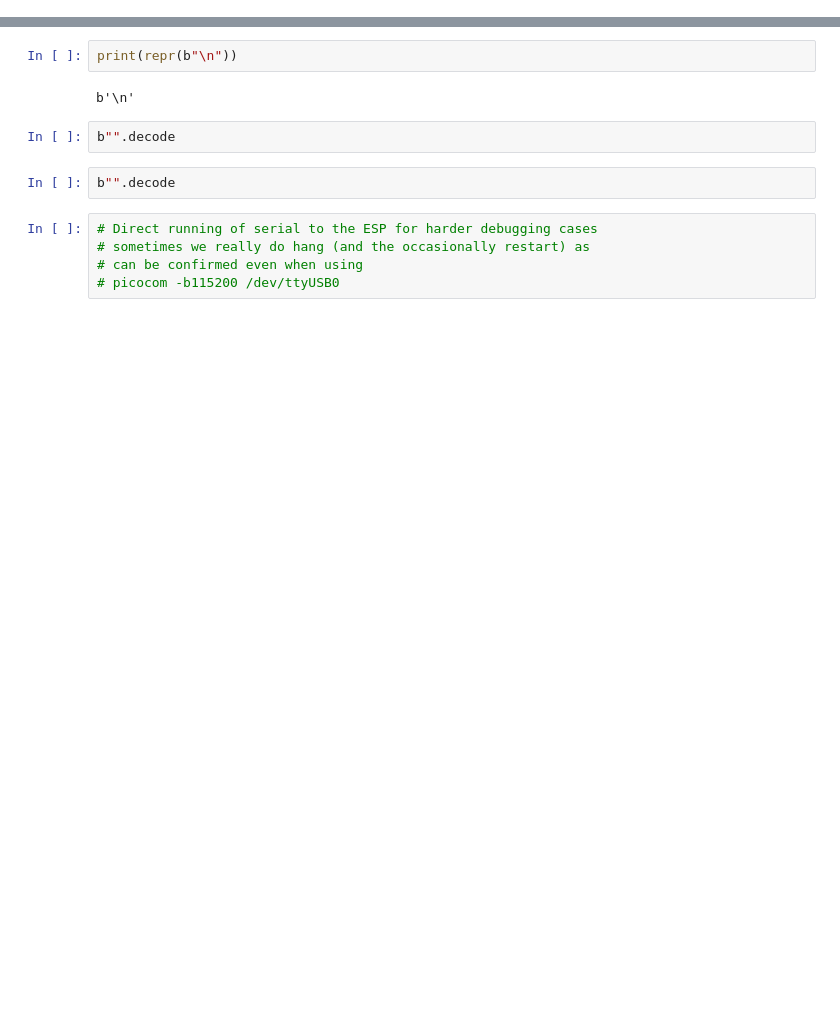
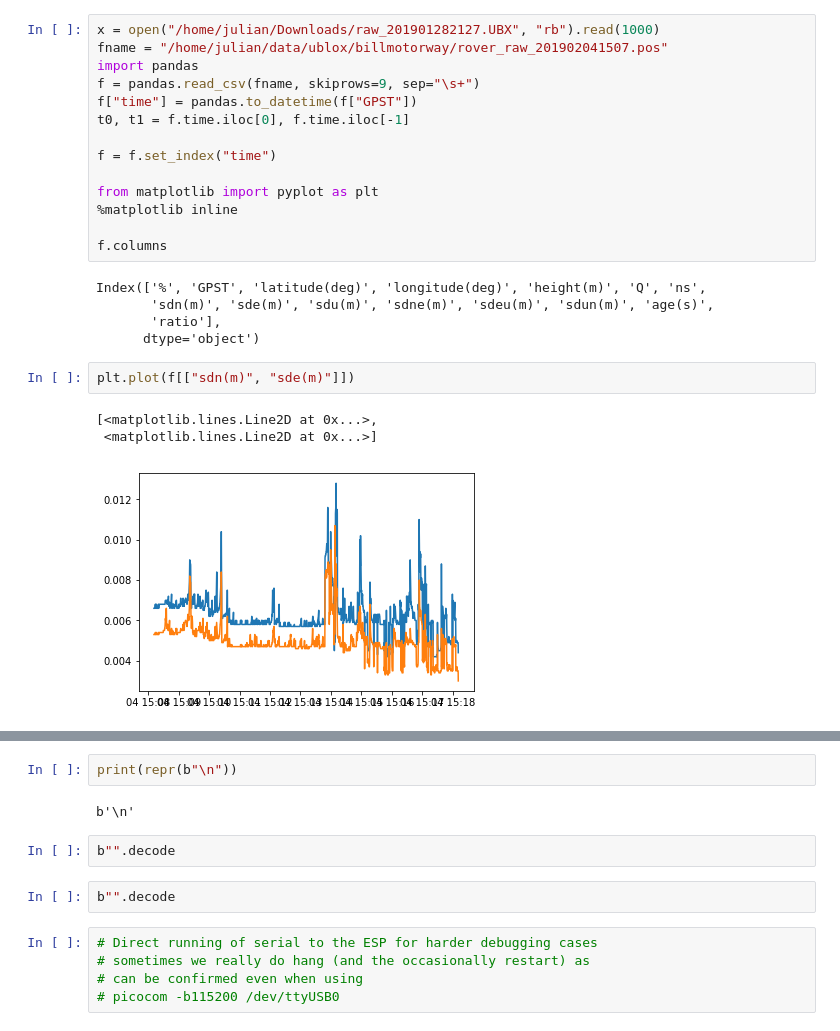
Before and after one commit to goatchurchprime/jupyter_micropython_developer_notebooks, a Jupyter notebook: basicsockets/pc_connecting_to_serial.ipynb, the cells around one changed output, grey strips where cells are left out. Cells and saved outputs as stored; diff of their text form; blank space fills up the shorter version.

```diff
--- a/basicsockets/pc_connecting_to_serial.ipynb
+++ b/basicsockets/pc_connecting_to_serial.ipynb
@@ -0,0 +1,25 @@
+# %%
+x = open("/home/julian/Downloads/raw_201901282127.UBX", "rb").read(1000)
+fname = "/home/julian/data/ublox/billmotorway/rover_raw_201902041507.pos"
+import pandas
+f = pandas.read_csv(fname, skiprows=9, sep="\s+")
+f["time"] = pandas.to_datetime(f["GPST"])
+t0, t1 = f.time.iloc[0], f.time.iloc[-1]
+
+f = f.set_index("time")
+
+from matplotlib import pyplot as plt
+%matplotlib inline
+
+f.columns
+# %% [output]
+Index(['%', 'GPST', 'latitude(deg)', 'longitude(deg)', 'height(m)', 'Q', 'ns',
+       'sdn(m)', 'sde(m)', 'sdu(m)', 'sdne(m)', 'sdeu(m)', 'sdun(m)', 'age(s)',
+       'ratio'],
+      dtype='object')
+# %%
+plt.plot(f[["sdn(m)", "sde(m)"]])
+# %% [output]
+[<matplotlib.lines.Line2D at 0x...>,
+ <matplotlib.lines.Line2D at 0x...>]
+[figure, added]
```
Also changed, not shown: parts of 11 cells of this notebook, 4 other files.
